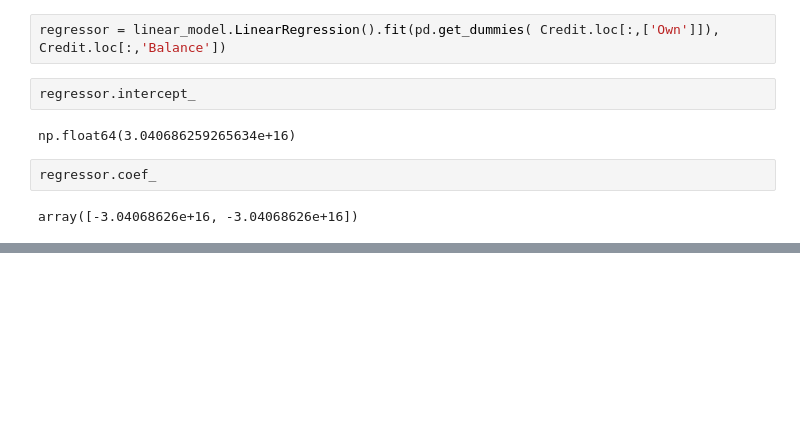
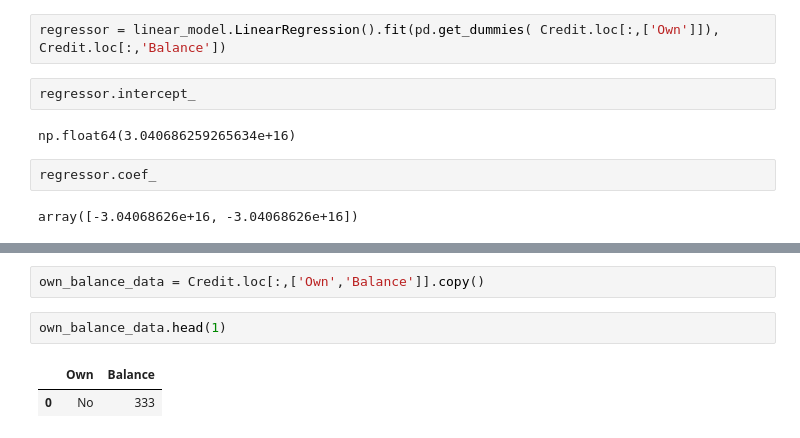
Before and after one commit to akhapwoyaco/ISLR, a Jupyter notebook: R/Chapter3/Chapter3.ipynb, the cells around one changed output, grey strips where cells are left out. Saved outputs shown, nothing was run; the diff lists cells and outputs as text; blank space fills up the shorter version.

```diff
--- a/R/Chapter3/Chapter3.ipynb
+++ b/R/Chapter3/Chapter3.ipynb
@@ -332,0 +334,7 @@ ModuleNotFoundError: No module named 'statsmodels'
+# %%
+own_balance_data = Credit.loc[:,['Own','Balance']].copy()
+# %%
+own_balance_data.head(1)
+# %% [output]
+|  | Own | Balance |
+| 0 | No | 333 |
```
Also changed, not shown: parts of 5 cells of this notebook, 2 other files.
